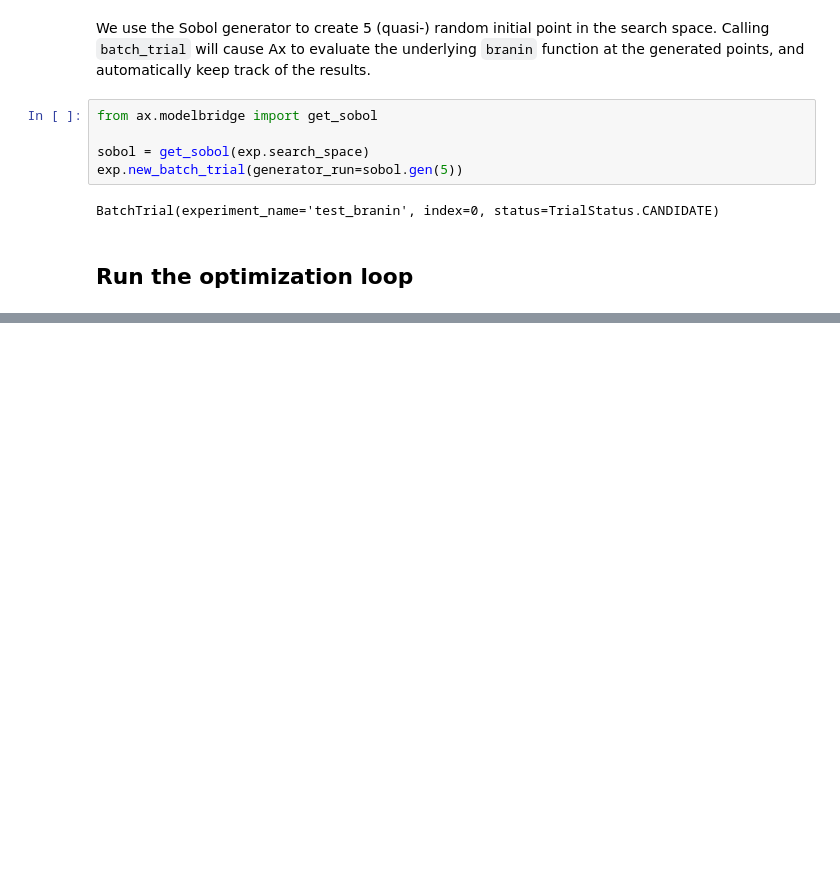
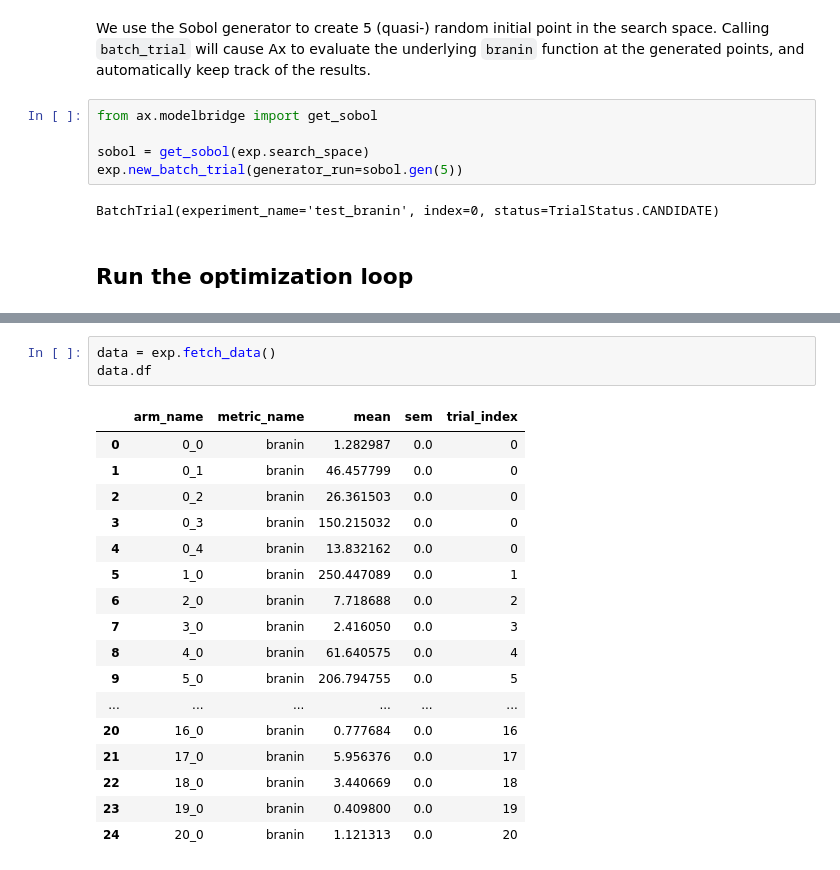
Before and after one commit to Utkarshp1/Bayesian_Optimisation, a Jupyter notebook: Custom_BO_loop_with_BoTorch_and_Ax.ipynb, the cells around one changed output, grey strips where cells are left out. Cells and saved outputs as stored; diff of their text form; blank space fills up the shorter version.

Commit message:
Reorganized the notebook and added results of trials

```diff
--- a/Custom_BO_loop_with_BoTorch_and_Ax.ipynb
+++ b/Custom_BO_loop_with_BoTorch_and_Ax.ipynb
@@ -166,0 +193,21 @@ Done!
+# %%
+data = exp.fetch_data()
+data.df
+# %% [output]
+|  | arm_name | metric_name | mean | sem | trial_index |
+| 0 | 0_0 | branin | 1.282987 | 0.0 | 0 |
+| 1 | 0_1 | branin | 46.457799 | 0.0 | 0 |
+| 2 | 0_2 | branin | 26.361503 | 0.0 | 0 |
+| 3 | 0_3 | branin | 150.215032 | 0.0 | 0 |
+| 4 | 0_4 | branin | 13.832162 | 0.0 | 0 |
+| 5 | 1_0 | branin | 250.447089 | 0.0 | 1 |
+| 6 | 2_0 | branin | 7.718688 | 0.0 | 2 |
+| 7 | 3_0 | branin | 2.416050 | 0.0 | 3 |
+| 8 | 4_0 | branin | 61.640575 | 0.0 | 4 |
+| 9 | 5_0 | branin | 206.794755 | 0.0 | 5 |
+| ... | ... | ... | ... | ... | ... |
+| 20 | 16_0 | branin | 0.777684 | 0.0 | 16 |
+| 21 | 17_0 | branin | 5.956376 | 0.0 | 17 |
+| 22 | 18_0 | branin | 3.440669 | 0.0 | 18 |
+| 23 | 19_0 | branin | 0.409800 | 0.0 | 19 |
+| 24 | 20_0 | branin | 1.121313 | 0.0 | 20 |
```
Also changed, not shown: parts of 19 cells of this notebook.
